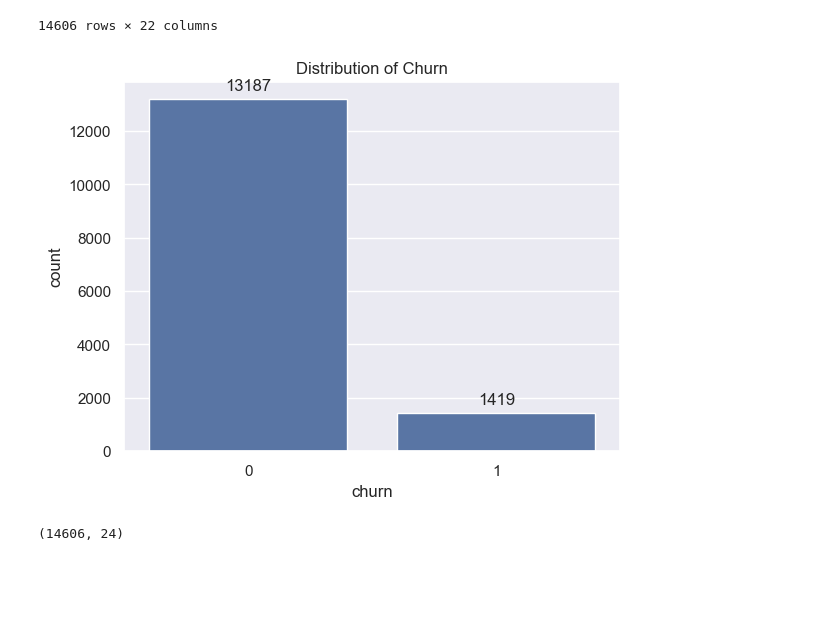
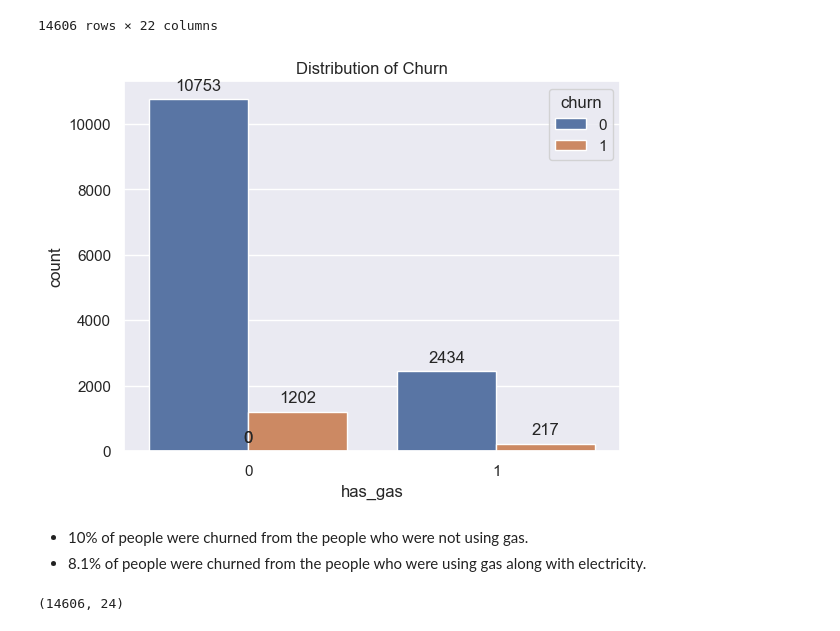
Before and after one commit to nelson123-lab/BCG-X-Data-Science, a Jupyter notebook: Task 2/Task 2 - eda_starter.ipynb, the cells around one changed output. Cells and saved outputs as stored; diff of their text form; code cells hidden in the pictures; blank space fills up the shorter version.

```diff
--- a/Task 2/Task 2 - eda_starter.ipynb
+++ b/Task 2/Task 2 - eda_starter.ipynb
@@ -455,22 +457,25 @@ customer_data
 # %%
 import seaborn as sns
 import matplotlib.pyplot as plt
 
 # Create the count plot
-ax = sns.countplot(x ='churn', data=client_data)
+ax = sns.countplot(x ='has_gas', hue = "churn", data=client_data)
 
 # Add count values on top of each bar
 for p in ax.patches:
     ax.annotate(format(p.get_height(), '.0f'),
                 (p.get_x() + p.get_width() / 2., p.get_height()),
                 ha = 'center', va = 'center',
                 xytext = (0, 10),
                 textcoords = 'offset points')
 
 plt.title('Distribution of Churn')
 plt.show()
 # %% [output]
-[figure, old version]
+[figure, new version]
+# %% [markdown]
+- 10% of people were churned from the people who were not using gas.
+- 8.1% of people were churned from the people who were using gas along with electricity.
 # %%
 client_data.shape
 # %% [output]
```
Also changed, not shown: parts of 9 cells of this notebook.
